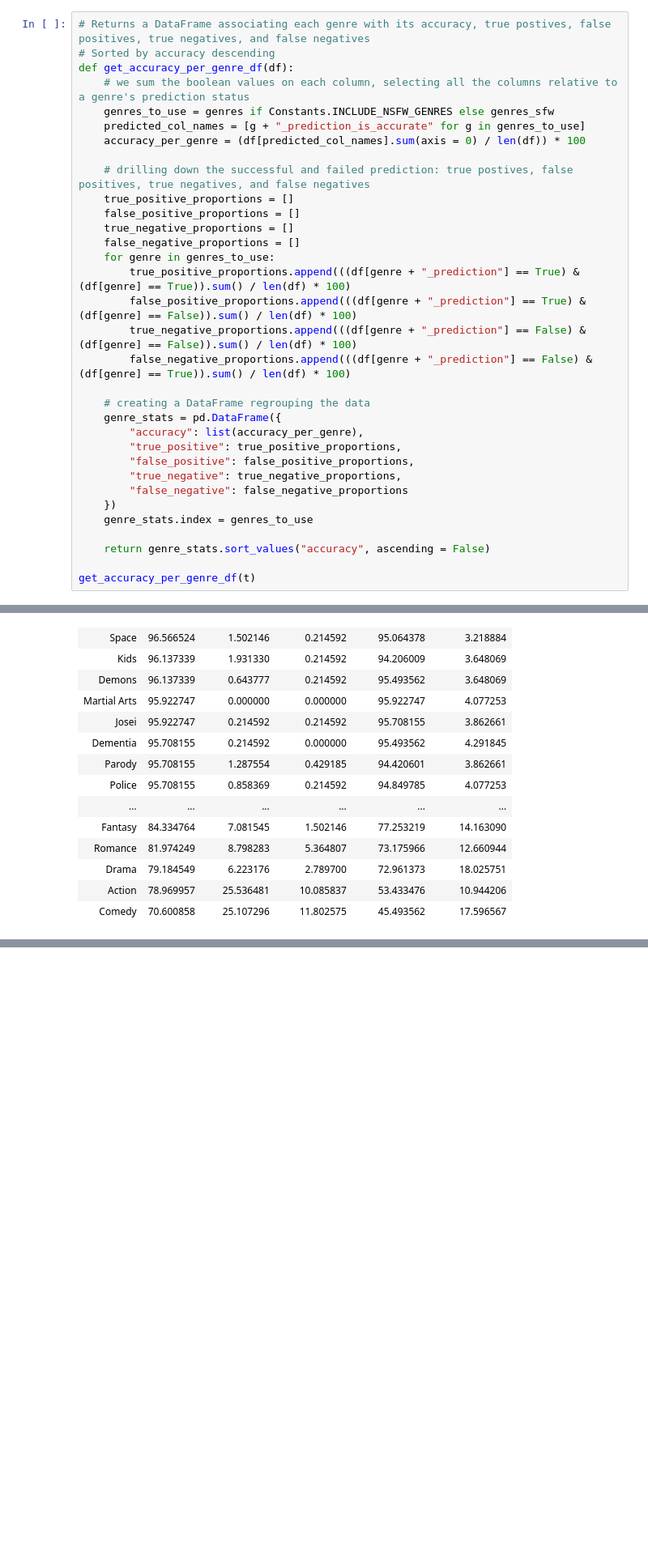
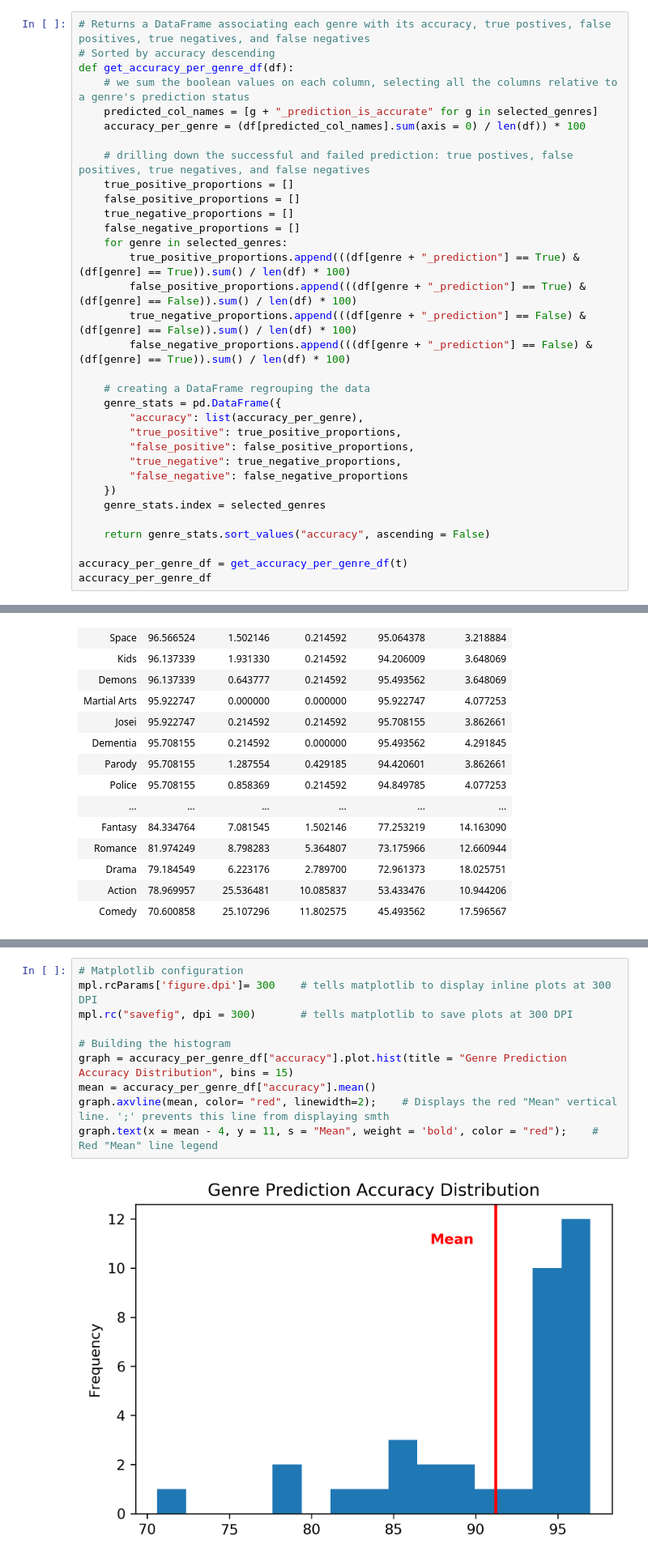
Before and after one commit to MaximeBastion/Anime_Classifier_Bayes, a Jupyter notebook: Anime_Classifier_Bayes.ipynb, the cells around one changed output, grey strips where cells are left out. Shown at 81% size. Drawn from its saved outputs; the diff is of its cells as text; blank space fills up the shorter version.

```diff
--- a/Anime_Classifier_Bayes.ipynb
+++ b/Anime_Classifier_Bayes.ipynb
@@ -759,8 +792,7 @@ For example, with the genre A and 3 animes:
 # Sorted by accuracy descending
 def get_accuracy_per_genre_df(df):
     # we sum the boolean values on each column, selecting all the columns relative to a genre's prediction status
-    genres_to_use = genres if Constants.INCLUDE_NSFW_GENRES else genres_sfw
-    predicted_col_names = [g + "_prediction_is_accurate" for g in genres_to_use]
+    predicted_col_names = [g + "_prediction_is_accurate" for g in selected_genres]
     accuracy_per_genre = (df[predicted_col_names].sum(axis = 0) / len(df)) * 100
 
     # drilling down the successful and failed prediction: true postives, false positives, true negatives, and false negatives
@@ -768,7 +800,7 @@ def get_accuracy_per_genre_df(df):
     false_positive_proportions = []
     true_negative_proportions = []
     false_negative_proportions = []
-    for genre in genres_to_use:
+    for genre in selected_genres:
         true_positive_proportions.append(((df[genre + "_prediction"] == True) & (df[genre] == True)).sum() / len(df) * 100)
         false_positive_proportions.append(((df[genre + "_prediction"] == True) & (df[genre] == False)).sum() / len(df) * 100)
         true_negative_proportions.append(((df[genre + "_prediction"] == False) & (df[genre] == False)).sum() / len(df) * 100)
@@ -782,11 +814,12 @@ def get_accuracy_per_genre_df(df):
         "true_negative": true_negative_proportions,
         "false_negative": false_negative_proportions
     })
-    genre_stats.index = genres_to_use
+    genre_stats.index = selected_genres
 
     return genre_stats.sort_values("accuracy", ascending = False)
 
-get_accuracy_per_genre_df(t)
+accuracy_per_genre_df = get_accuracy_per_genre_df(t)
+accuracy_per_genre_df
 # %% [output]
 |  | accuracy | true_positive | false_positive | true_negative | false_negative |
 | Vampire | 96.995708 | 0.429185 | 0.000000 | 96.566524 | 3.004292 |
@@ -807,0 +856,12 @@ get_accuracy_per_genre_df(t)
+# %%
+# Matplotlib configuration
+mpl.rcParams['figure.dpi']= 300    # tells matplotlib to display inline plots at 300 DPI
+mpl.rc("savefig", dpi = 300)       # tells matplotlib to save plots at 300 DPI
+
+# Building the histogram
+graph = accuracy_per_genre_df["accuracy"].plot.hist(title = "Genre Prediction Accuracy Distribution", bins = 15)
+mean = accuracy_per_genre_df["accuracy"].mean()
+graph.axvline(mean, color= "red", linewidth=2);    # Displays the red "Mean" vertical line. ';' prevents this line from displaying smth
+graph.text(x = mean - 4, y = 11, s = "Mean", weight = 'bold', color = "red");    # Red "Mean" line legend
+# %% [output]
+[figure, added]
```
Also changed, not shown: parts of 15 cells of this notebook.
